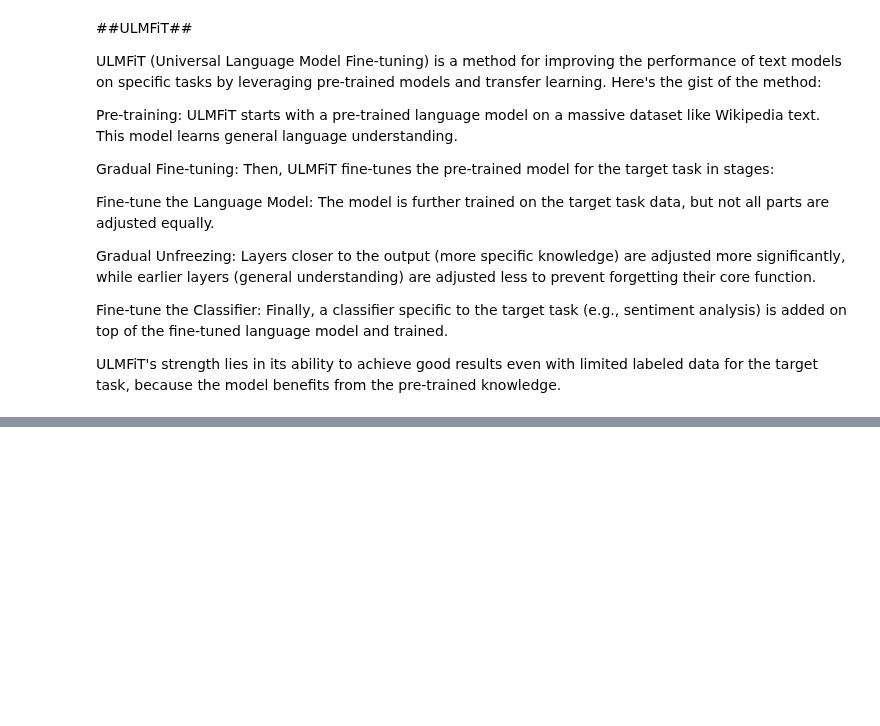
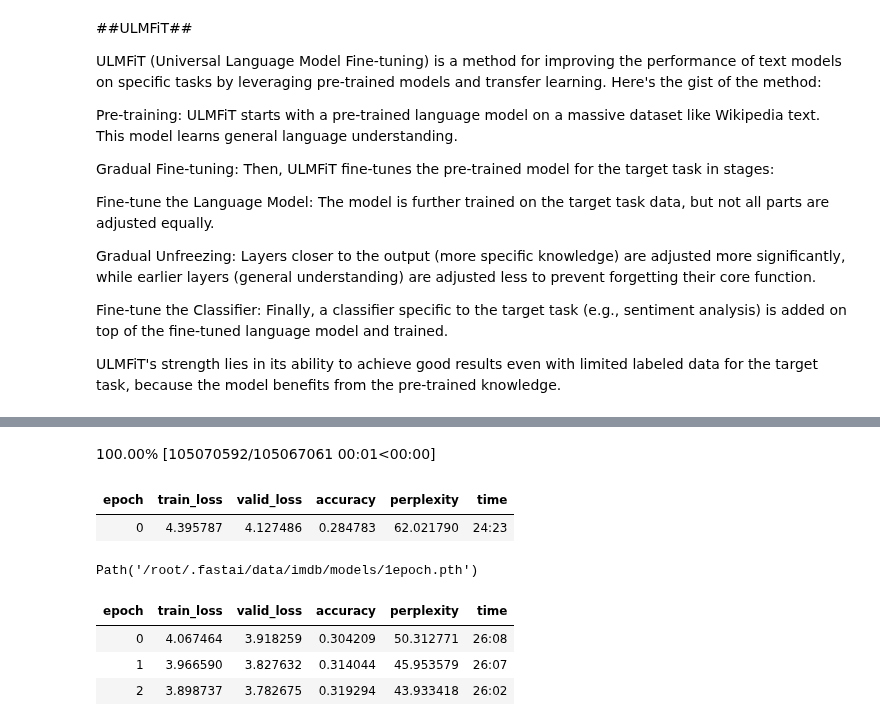
Before and after one commit to flyinacres/fastai-coursework, a Jupyter notebook: text-tutorial.ipynb, the cells around one changed output, grey strips where cells are left out. Saved outputs shown, nothing was run; the diff lists cells and outputs as text; code cells hidden in the pictures; blank space fills up the shorter version.

```diff
--- a/text-tutorial.ipynb
+++ b/text-tutorial.ipynb
@@ -138,0 +156,23 @@ dls_lm.show_batch(max_n=5)
+# %%
+learn = language_model_learner(dls_lm, AWD_LSTM, metrics=[accuracy, Perplexity()], path=path, wd=0.1).to_fp16()
+# %% [output]
+100.00% [105070592/105067061 00:01<00:00]
+# %%
+learn.fit_one_cycle(1, 1e-2)
+# %% [output]
+| epoch | train_loss | valid_loss | accuracy | perplexity | time |
+| 0 | 4.395787 | 4.127486 | 0.284783 | 62.021790 | 24:23 |
+# %%
+learn.save('1epoch')
+# %% [output]
+Path('/root/.fastai/data/imdb/models/1epoch.pth')
+# %%
+learn = learn.load('1epoch')
+# %%
+learn.unfreeze()
+learn.fit_one_cycle(3, 1e-3)
+# %% [output]
+| epoch | train_loss | valid_loss | accuracy | perplexity | time |
+| 0 | 4.067464 | 3.918259 | 0.304209 | 50.312771 | 26:08 |
+| 1 | 3.966590 | 3.827632 | 0.314044 | 45.953579 | 26:07 |
+| 2 | 3.898737 | 3.782675 | 0.319294 | 43.933418 | 26:02 |
```
Also changed, not shown: parts of 7 cells of this notebook.
